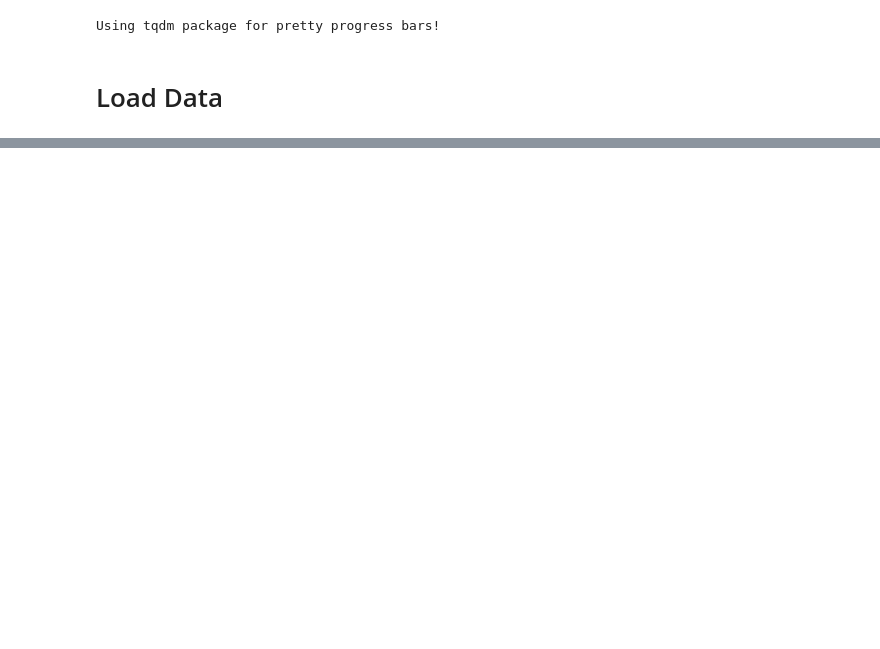
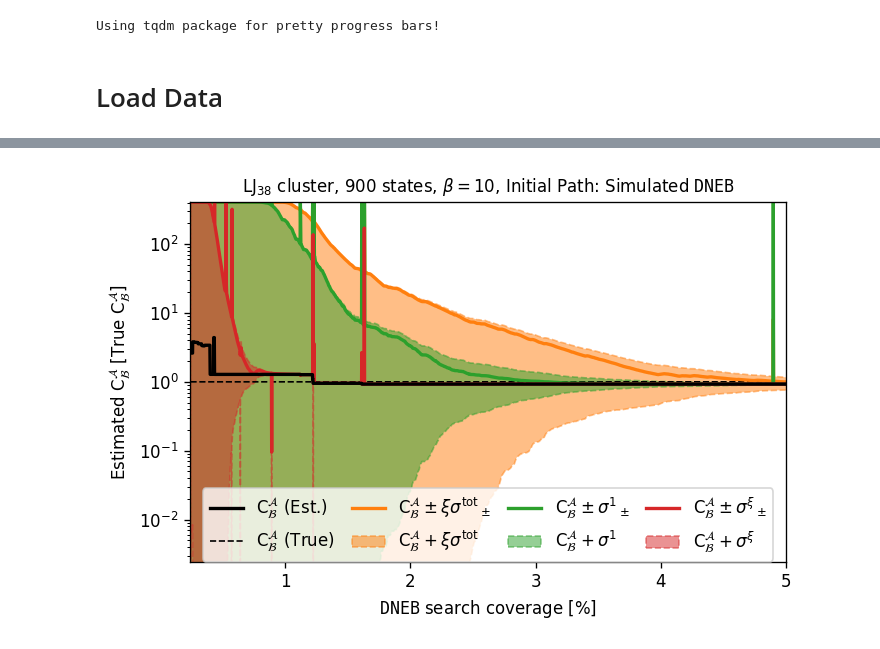
Before and after one commit to tomswinburne/PyGT, a Jupyter notebook: sensitivity_GT.ipynb, the cells around one changed output, grey strips where cells are left out. Drawn from its saved outputs; the diff is of its cells as text; code cells hidden in the pictures; blank space fills up the shorter version.

```diff
--- a/sensitivity_GT.ipynb
+++ b/sensitivity_GT.ipynb
@@ -132,0 +160,94 @@ iter estimated bp expected bp expected + expected - SingleEnded? true bp
+# %%
+name = data_dir.split("/")[-1-int(data_dir[-1]=="/")]
+
+savefig = True
+
+data = np.loadtxt('output/pab_converge_%s' % name)
+
+
+filename = 'output/%s/dneb_ip_gs.pdf' % (name)
+
+title = r"LJ$_{38}$ cluster, 900 states, $\beta=$%d, Initial Path: Simulated $\tt{DNEB}$" % (beta)
+
+fig, ax = plt.subplots(1,1,figsize=(6,4),dpi=120)
+
+ax.set_title(title,fontsize=10)
+ax.set_xlabel(r"$\tt{DNEB}$ search coverage [%]")
+
+
+ax.set_ylabel(r"Estimated ${\rm C}^\mathcal{A}_\mathcal{B}$ [True ${\rm C}^\mathcal{A}_\mathcal{B}$]")
+
+
+"""
+0-3: iteration nrp probe_compl ebab
+4-7: TotalMaxMin +/- TotalSparseMaxMin +/-
+8-11: ExpectMaxMin +/- ExpectMaxMaxMin +/-
+12-13: SingleMaxMin +/-
+14: Sparsity
+15: bab
+"""
+
+obs = [6,12,8]
+
+"""
+Labels
+"""
+
+labs = [r"$\xi\sigma^{\rm tot}$",r"${\sigma}^{1}$",r"${\sigma}^{\xi}$"]
+
+labels = [r"${\rm C}^\mathcal{A}_\mathcal{B}$ (Est.)",r"${\rm C}^\mathcal{A}_\mathcal{B}$ (True)"]
+for lab in labs:
+    labels.append(r"${\rm C}^\mathcal{A}_\mathcal{B}\pm$%s$_\pm$" % lab)
+    labels.append(r"${\rm C}^\mathcal{A}_\mathcal{B}+$%s" % lab)
+
+
+"""
+exp bounds
+"""
+for iii in obs:
+    data[:,iii] = (1.0-data[:,3].copy())*(1.-np.exp(-data[:,iii]/(1.0-data[:,3].copy())))
+    data[:,iii+1] = data[:,3].copy()*(np.exp(data[:,iii+1]/data[:,3].copy())-1.0)
+
+"""
+normalize
+"""
+bab = data[:,-1][-1].copy()
+for iii in obs:
+    data[:,iii] /= data[:,-1]
+    data[:,iii+1] /= data[:,-1]
+data[:,3] /= data[:,-1]
+data[:,-1] /= data[:,-1]
+
+xa = data[:,2] * 100.0
+
+t = ax.plot(xa,data[:,-1],'k--',lw=1)[0]
+
+s,sb = [], []
+for ci,iii in enumerate(obs):
+    sb.append(ax.fill_between(xa,data[:,3]+data[:,iii],data[:,3]+data[:,iii+1],alpha=0.5,color='C'+str(ci+1),lw=1,ls='--'))
+for ci,iii in enumerate(obs):
+    s.append(ax.plot(xa,data[:,3]+data[:,iii]+data[:,iii+1],'C%s-' % str(ci+1),lw=2)[0])
+
+handles = [ax.plot(xa,data[:,3],'k-',lw=2)[0],t]
+for ssi in range(len(sb)):
+    handles.append(s[ssi])
+    handles.append(sb[ssi])
+
+
+ax.set_yscale('log')
+ax.set_ylim(bab,1.0/bab)
+ax.set_xlim(xa.min(),5.0)#xa.max())
+
+ax.legend(handles,labels,loc='lower center',ncol=4, columnspacing=1.0, borderaxespad=0.,fontsize=10) # mode="expand",
+
+
+plt.tight_layout()
+
+fig.subplots_adjust(hspace=0.4)
+
+if savefig:
+    plt.savefig(filename,dpi=400)
+
+plt.show()
+# %% [output]
+[figure, added]
```
Also changed, not shown: parts of 3 cells of this notebook, 4 other files.
